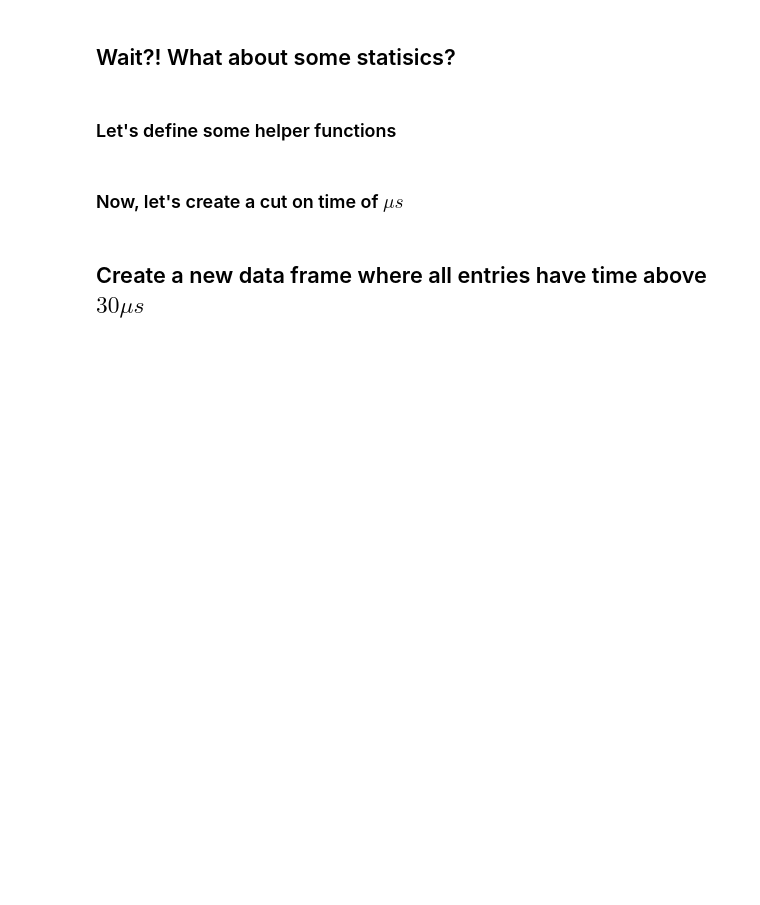
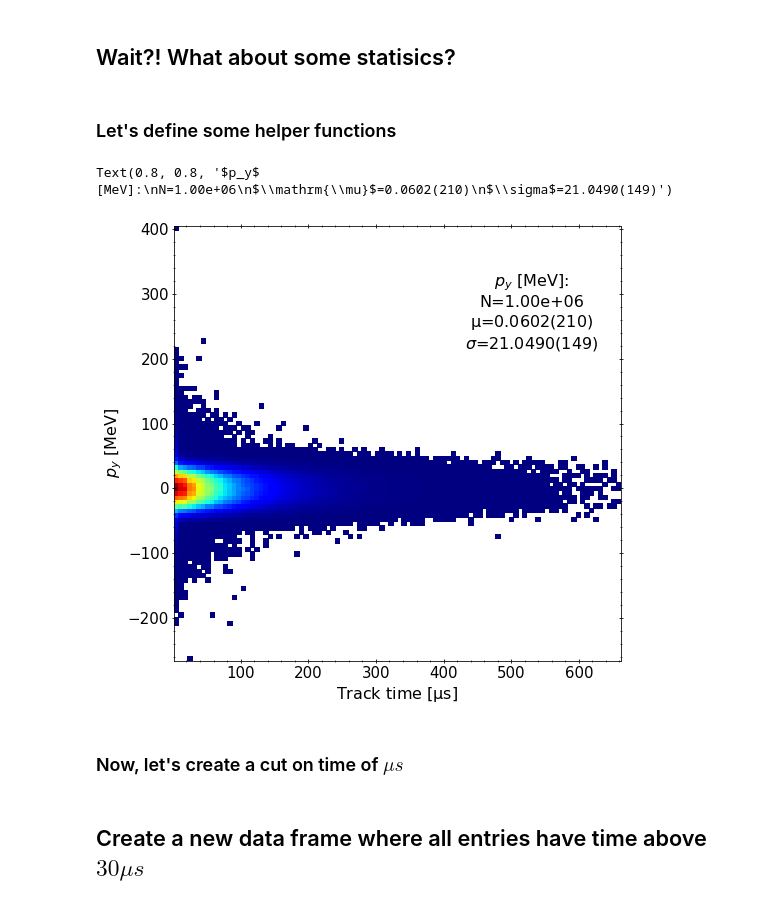
Before and after one commit to glukicov/EDMTracking, a Jupyter notebook: PYReadTree.ipynb, the cells around one changed output. Cells and saved outputs as stored; diff of their text form; code cells hidden in the pictures; blank space fills up the shorter version.

```diff
--- a/PYReadTree.ipynb
+++ b/PYReadTree.ipynb
@@ -74,40 +98,43 @@ plt.show()
 # %%
 # Put some statisitcs for momentum
 # define functions to use later
 from scipy import stats
 def stats5(data):
     '''
     Input is a 1D array
     '''
-    N = len(py)
-    mean = np.mean(py)
-    meanE = stats.sem(py)
-    sd = np.std(py)
+    N = len(data)
+    mean = np.mean(data)
+    meanE = stats.sem(data)
+    sd = np.std(data)
     sdE = np.sqrt(sd**2/ (2*N) ) #
     return N, mean, meanE, sd, sdE
 
 # define a legedn function with good formatting and precision of 4 decimal places
 def legend5(N, mean, meanE, sd, sdE, prec=4):
     '''
     form a string from 5 stats inputs with given precision
     '''
     meanS=r"$\mathrm{\mu}$"
     sigmaS=r"$\sigma$"
     # form raw string with Latex
-    legend = "N={0:d}".format(N)+"\n"+str(meanS)+"={0:.{prec}f}({1:d})\n".format(mean, int(round(meanE*10**prec)), prec=prec)+str(sigmaS)+"={0:.{prec}f}({1:d})".format(sd, int(round(sdE*10**prec)), prec=prec)
+    legend = "N={0:.2e}".format(N)+"\n"+str(meanS)+"={0:.{prec}f}({1:d})\n".format(mean, int(round(meanE*10**prec)), prec=prec)+str(sigmaS)+"={0:.{prec}f}({1:d})".format(sd, int(round(sdE*10**prec)), prec=prec)
     return legend
 
 def textL(ax, x, y, legend, font_size=14):
     '''
     return a good formatted plot legend
     '''
     return ax.text(x, y, str(legend),  fontsize=font_size, transform=ax.transAxes, horizontalalignment='center', verticalalignment='center')
 
 # Get nicely-formatted stats and put on the plot
-N, mean, meanE, sd, sdE = stats5(py)
+fig, ax = py_vs_time() # re-draw our prevous plot
+N, mean, meanE, sd, sdE = stats5(py_plot)
 legend_py = legend5(N, mean, meanE, sd, sdE)
-textL(ax, 1.32, 1.15, r"$p_y$ [MeV]:"+"\n"+str(legend_py), font_size=15)
-plt.show()
+textL(ax, 0.8, 0.8, "$p_y$ [MeV]:"+"\n"+str(legend_py), font_size=16)
+# %% [output]
+Text(0.8, 0.8, '$p_y$ [MeV]:\nN=1.00e+06\n$\\mathrm{\\mu}$=0.0602(210)\n$\\sigma$=21.0490(149)')
+[figure, added]
 # %% [markdown]
 ### Now, let's create a cut on time of $\mu s$
 # %%
```
Also changed, not shown: parts of 13 cells of this notebook.
